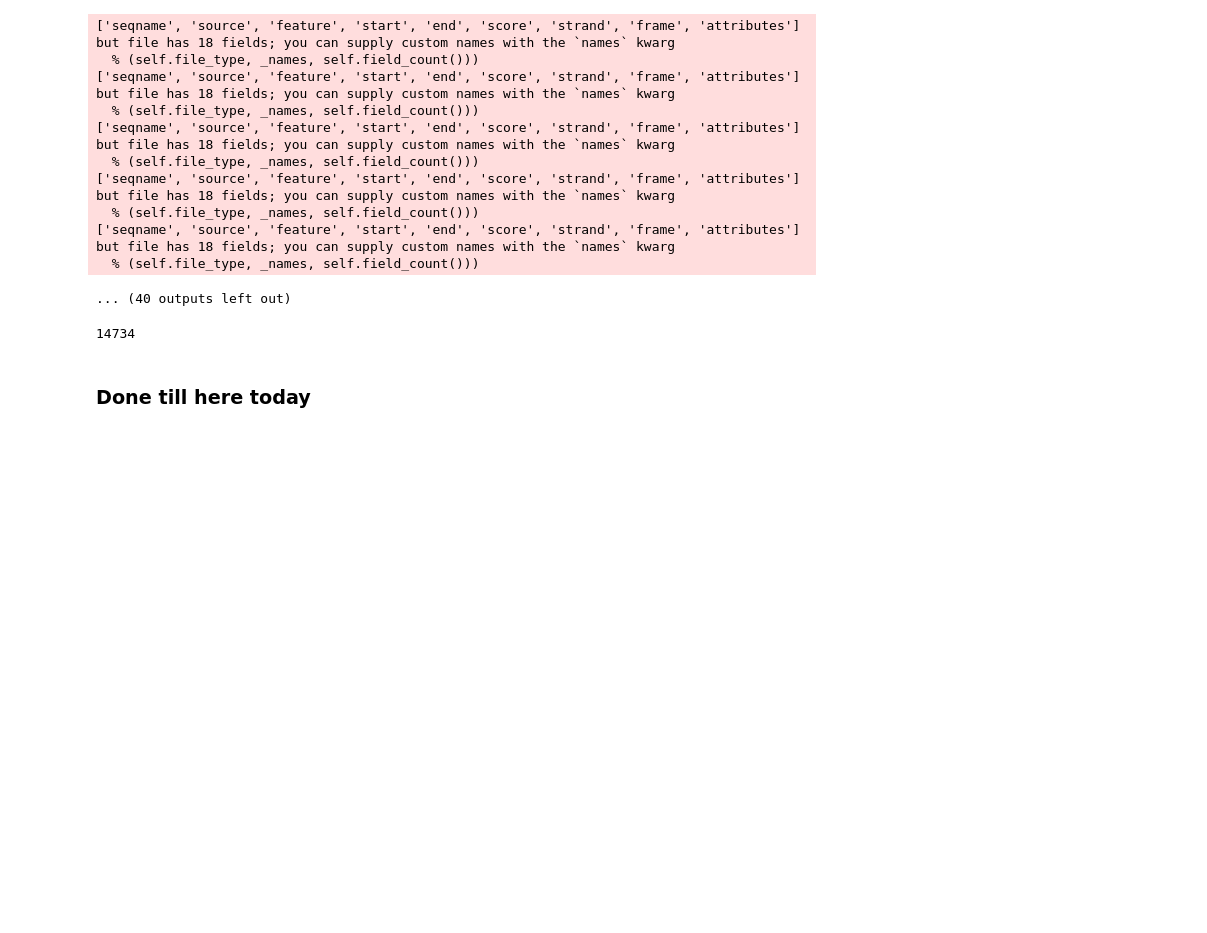
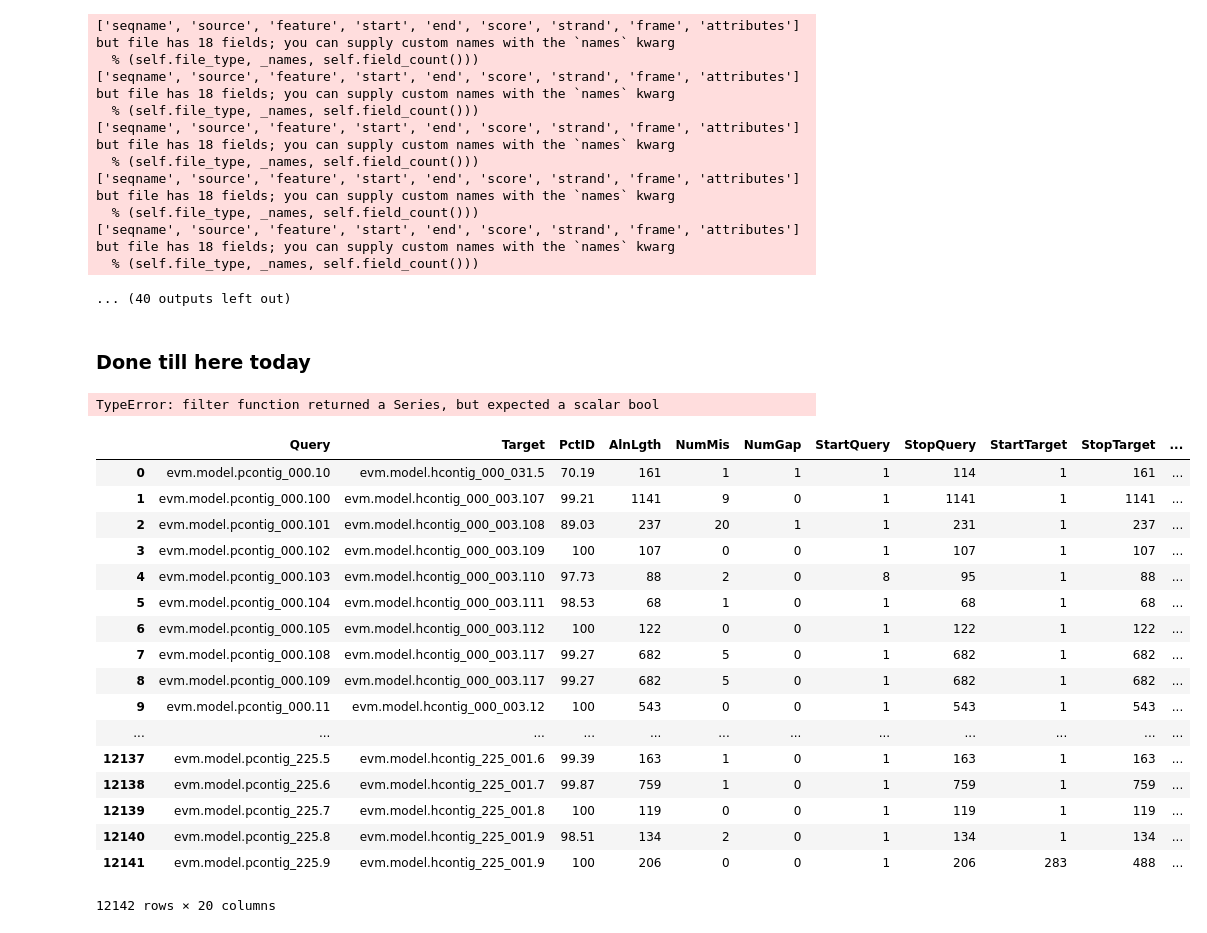
Before and after one commit to BenjaminSchwessinger/Pst_104E_analysis, a Jupyter notebook: Pst_104E_v12_defining_alleles.ipynb, the cells around one changed output. Drawn from its saved outputs; the diff is of its cells as text; code cells hidden in the pictures; blank space fills up the shorter version.

Commit message:
This is a working version only filtering on the e-value

```diff
--- a/Pst_104E_v12_defining_alleles.ipynb
+++ b/Pst_104E_v12_defining_alleles.ipynb
@@ -443,7 +444,3 @@ target_ids_to_drop = target_ids_to_drop + best_hits_different_contig['Target'].u
 #no print out the p_proteins without alleles
 out_name = p_genome + '.no.alleles'
 _tmp_df[~_tmp_df['Query'].isin(query_ids_to_drop)].drop_duplicates(subset='Query')['Query'].to_csv(os.path.join(ALLELE_PATH, out_name), sep='\t', index=None, header=None)
-# %%
-len(query_ids_to_drop)
-# %% [output]
-14734
@@ -452,5 +447,32 @@ best_hits_different_contig.fillna(False)
 # %% [markdown]
 ### Done till here today
+# %%
+_tmp_grouped = _tmp_df[_tmp_df['t_contig == h_contig_overlap'] == True].groupby('Query')
+# %%
+best_hits_t_contig_and_h_contig = _tmp_grouped.gr .filter(lambda g: g['e-value'] >= g['e-value'].min())
+# %% [output]
+TypeError: filter function returned a Series, but expected a scalar bool
+# %%
+best_hits_t_contig_and_h_contig.reset_index(drop=True).groupby('Query').apply()
+# %% [output]
+|  | Query | Target | PctID | AlnLgth | NumMis | NumGap | StartQuery | StopQuery | StartTarget | StopTarget | ... |
+| 0 | evm.model.pcontig_000.10 | evm.model.hcontig_000_031.5 | 70.19 | 161 | 1 | 1 | 1 | 114 | 1 | 161 | ... |
+| 1 | evm.model.pcontig_000.100 | evm.model.hcontig_000_003.107 | 99.21 | 1141 | 9 | 0 | 1 | 1141 | 1 | 1141 | ... |
+| 2 | evm.model.pcontig_000.101 | evm.model.hcontig_000_003.108 | 89.03 | 237 | 20 | 1 | 1 | 231 | 1 | 237 | ... |
+| 3 | evm.model.pcontig_000.102 | evm.model.hcontig_000_003.109 | 100 | 107 | 0 | 0 | 1 | 107 | 1 | 107 | ... |
+| 4 | evm.model.pcontig_000.103 | evm.model.hcontig_000_003.110 | 97.73 | 88 | 2 | 0 | 8 | 95 | 1 | 88 | ... |
+| 5 | evm.model.pcontig_000.104 | evm.model.hcontig_000_003.111 | 98.53 | 68 | 1 | 0 | 1 | 68 | 1 | 68 | ... |
+| 6 | evm.model.pcontig_000.105 | evm.model.hcontig_000_003.112 | 100 | 122 | 0 | 0 | 1 | 122 | 1 | 122 | ... |
+| 7 | evm.model.pcontig_000.108 | evm.model.hcontig_000_003.117 | 99.27 | 682 | 5 | 0 | 1 | 682 | 1 | 682 | ... |
+| 8 | evm.model.pcontig_000.109 | evm.model.hcontig_000_003.117 | 99.27 | 682 | 5 | 0 | 1 | 682 | 1 | 682 | ... |
+| 9 | evm.model.pcontig_000.11 | evm.model.hcontig_000_003.12 | 100 | 543 | 0 | 0 | 1 | 543 | 1 | 543 | ... |
+| ... | ... | ... | ... | ... | ... | ... | ... | ... | ... | ... | ... |
+| 12137 | evm.model.pcontig_225.5 | evm.model.hcontig_225_001.6 | 99.39 | 163 | 1 | 0 | 1 | 163 | 1 | 163 | ... |
+| 12138 | evm.model.pcontig_225.6 | evm.model.hcontig_225_001.7 | 99.87 | 759 | 1 | 0 | 1 | 759 | 1 | 759 | ... |
+| 12139 | evm.model.pcontig_225.7 | evm.model.hcontig_225_001.8 | 100 | 119 | 0 | 0 | 1 | 119 | 1 | 119 | ... |
+| 12140 | evm.model.pcontig_225.8 | evm.model.hcontig_225_001.9 | 98.51 | 134 | 2 | 0 | 1 | 134 | 1 | 134 | ... |
+| 12141 | evm.model.pcontig_225.9 | evm.model.hcontig_225_001.9 | 100 | 206 | 0 | 0 | 1 | 206 | 283 | 488 | ... |
+12142 rows × 20 columns
 # %%
 tmp_blast_out
 # %%
```
Also changed, not shown: parts of 4 cells of this notebook.
